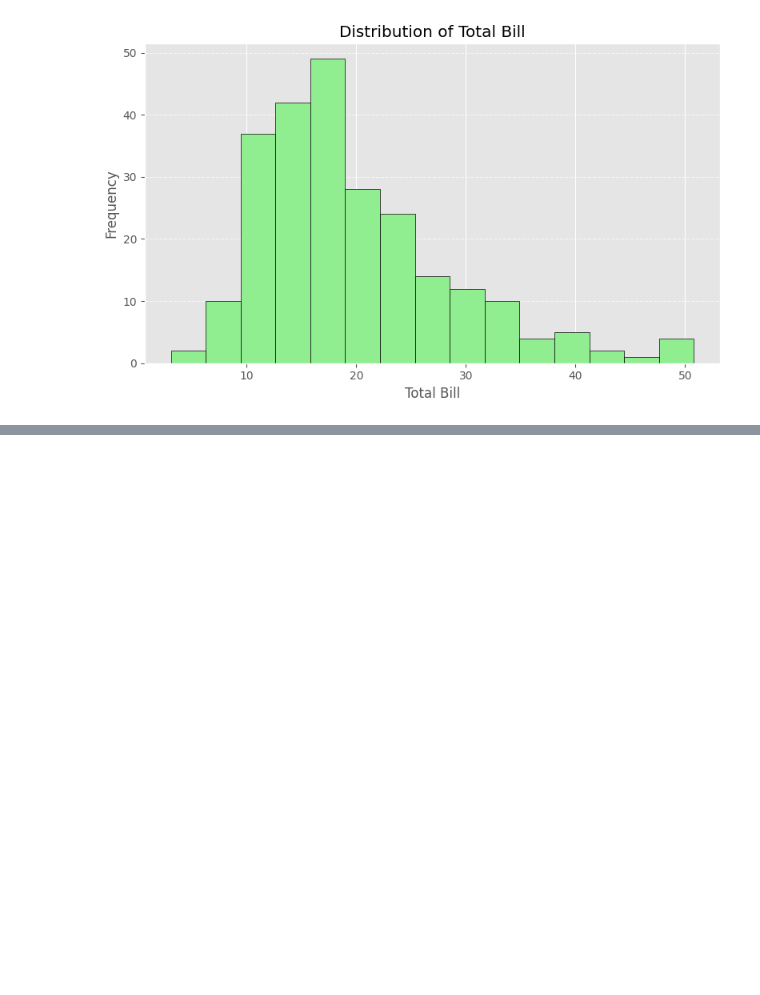
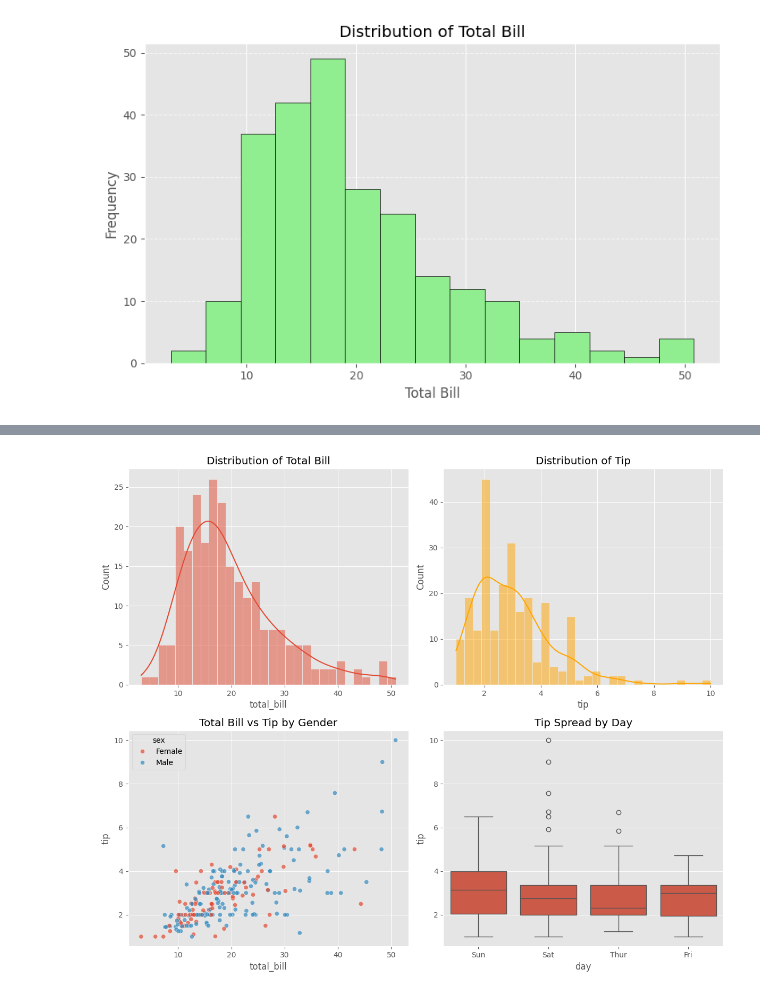
Before and after one commit to Tejaswimadastu/Data_Visualization, a Jupyter notebook: matplotlib.ipynb, the cells around one changed output, grey strips where cells are left out. Saved outputs shown, nothing was run; the diff lists cells and outputs as text; code cells hidden in the pictures; blank space fills up the shorter version.

```diff
--- a/matplotlib.ipynb
+++ b/matplotlib.ipynb
@@ -440,0 +506,19 @@ plt.show()
+# %%
+import pandas as pd
+import matplotlib.pyplot as plt
+import seaborn as sns
+df = pd.read_csv("tip.csv")
+plt.style.use('ggplot')
+fig, axes = plt.subplots(2, 2, figsize=(12,10))
+sns.histplot(df['total_bill'], bins=30, kde=True, ax=axes[0,0])
+axes[0,0].set_title("Distribution of Total Bill")
+sns.histplot(df['tip'], bins=30, kde=True, ax=axes[0,1], color='orange')
+axes[0,1].set_title("Distribution of Tip")
+sns.scatterplot(data=df, x='total_bill', y='tip', hue='sex', ax=axes[1,0], alpha=0.7)
+axes[1,0].set_title("Total Bill vs Tip by Gender")
+sns.boxplot(data=df, x='day', y='tip', ax=axes[1,1])
+axes[1,1].set_title("Tip Spread by Day")
+plt.tight_layout()
+plt.show()
+# %% [output]
+[figure, added]
```
Also changed, not shown: parts of 10 cells of this notebook, 1 other file.
